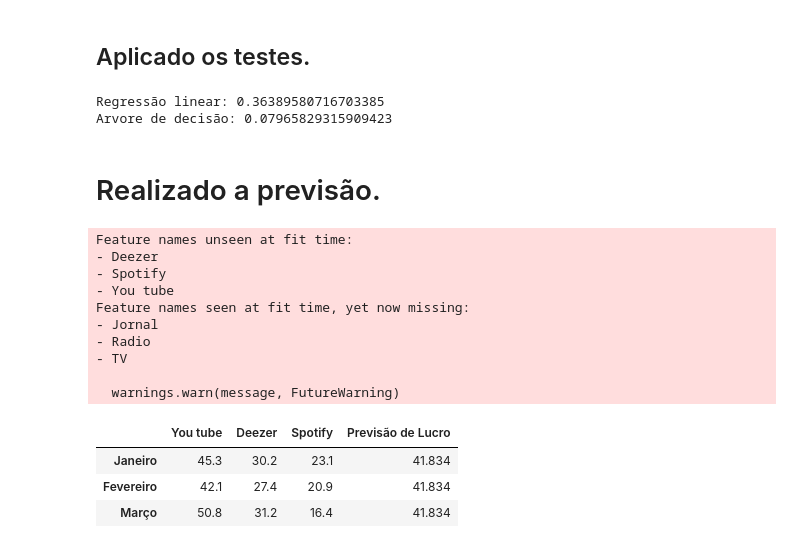
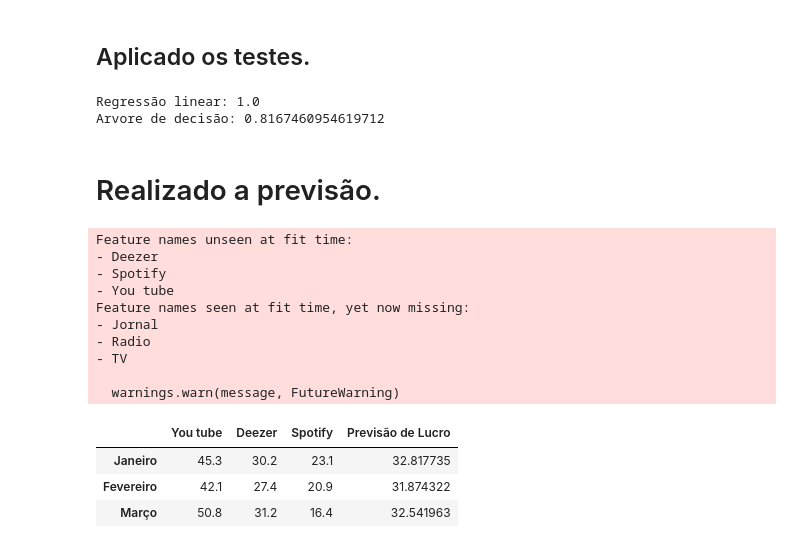
Before and after one commit to Johnson49/Inteligencia-artificial, a Jupyter notebook: main.ipynb, the cells around one changed output. Drawn from its saved outputs; the diff is of its cells as text; code cells hidden in the pictures.

```diff
--- a/main.ipynb
+++ b/main.ipynb
@@ -47,8 +47,8 @@ modelo_regressao_linear = LinearRegression()
 modelo_arvore_decisao = RandomForestRegressor()
 
 
-modelo_arvore_decisao.fit(x_treino, y_treino)
-modelo_regressao_linear.fit(x_treino, y_treino)
+modelo_arvore_decisao.fit(x, y)
+modelo_regressao_linear.fit(x, y)
 # %% [output]
 LinearRegression()
 # %% [markdown]
@@ -63,34 +63,34 @@ from sklearn import metrics
 print(f'Regressão linear: {metrics.r2_score(y, previsao_regressao_linear)}')
 print(f'Arvore de decisão: {metrics.r2_score(y, previsao_arvore_decisao)}')
 # %% [output]
-Regressão linear: 0.36389580716703385
-Arvore de decisão: 0.07965829315909423
+Regressão linear: 1.0
+Arvore de decisão: 0.8167460954619712
 # %% [markdown]
 # Realizado a previsão.
 # %%
 novo_relatorio = {
     'You tube': [45.3, 42.1, 50.8],
     'Deezer': [30.2, 27.4, 31.2],
     'Spotify': [23.1, 20.9, 16.4],
 }
 
 df = pd.DataFrame(novo_relatorio, index=['Janeiro', 'Fevereiro', 'Março'])
 
-previsao = modelo_arvore_decisao.predict(df)
+previsao = modelo_regressao_linear.predict(df)
 df['Previsão de Lucro'] = previsao
 display(df)
 # %% [output]
 Feature names unseen at fit time:
 - Deezer
 - Spotify
 - You tube
 Feature names seen at fit time, yet now missing:
 - Jornal
 - Radio
 - TV
 
   warnings.warn(message, FutureWarning)
 |  | You tube | Deezer | Spotify | Previsão de Lucro |
-| Janeiro | 45.3 | 30.2 | 23.1 | 41.834 |
-| Fevereiro | 42.1 | 27.4 | 20.9 | 41.834 |
-| Março | 50.8 | 31.2 | 16.4 | 41.834 |
+| Janeiro | 45.3 | 30.2 | 23.1 | 32.817735 |
+| Fevereiro | 42.1 | 27.4 | 20.9 | 31.874322 |
+| Março | 50.8 | 31.2 | 16.4 | 32.541963 |
```
Also changed, not shown: 1 other file.
